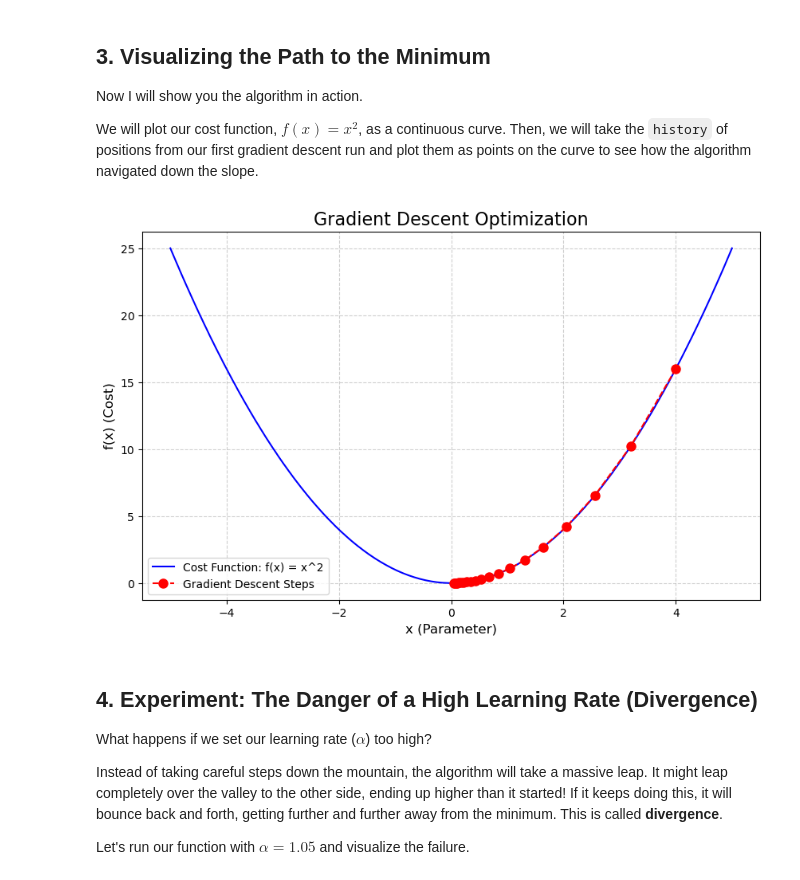
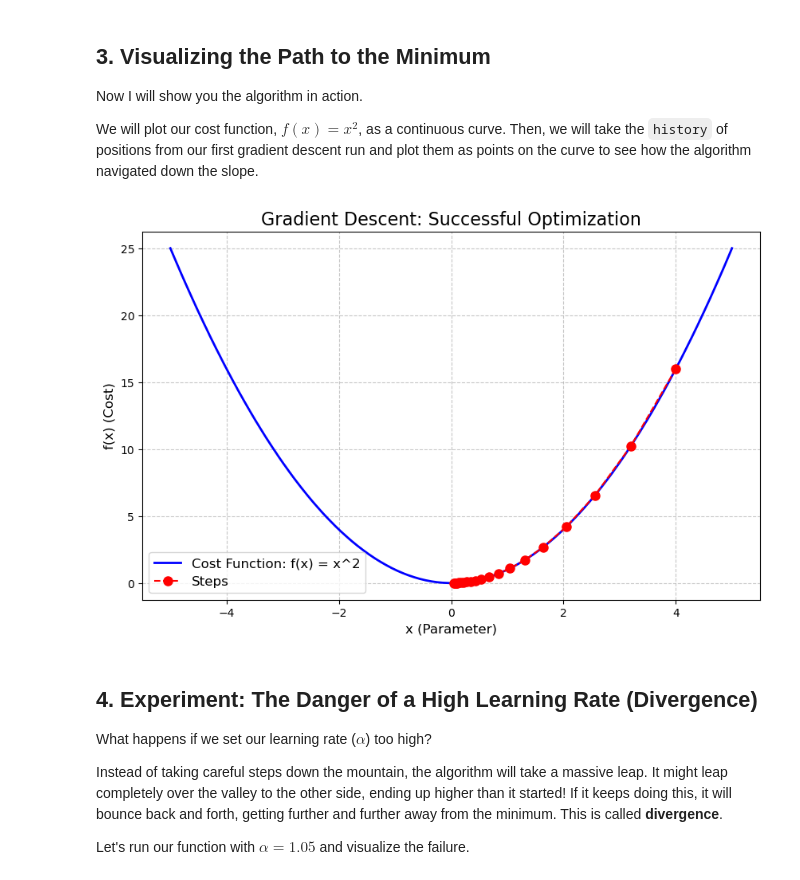
Before and after one commit to RumenMoysev/Softuni-math-concepts-final, a Jupyter notebook: gradient_descent_explainer.ipynb, the cells around one changed output. Drawn from its saved outputs; the diff is of its cells as text; code cells hidden in the pictures.

```diff
--- a/gradient_descent_explainer.ipynb
+++ b/gradient_descent_explainer.ipynb
@@ -145,31 +176,9 @@ Now I will show you the algorithm in action.
 
 We will plot our cost function, $f(x) = x^2$, as a continuous curve. Then, we will take the `history` of positions from our first gradient descent run and plot them as points on the curve to see how the algorithm navigated down the slope.
 # %%
-# Create curve data for plotting
-x_curve = np.linspace(-5, 5, 100)
-y_curve = f(x_curve)
-
-# We get the y-values for our algorithm's history by applying the cost function to each x value in the history.
-y_history = [f(x) for x in step_history_first]
-
-plt.figure(figsize=(10, 6))
-
-# Plot the cost function curve
-plt.plot(x_curve, y_curve, label="Cost Function: f(x) = x^2", color="blue")
-
-# Plot the steps taken by the gradient descent algorithm
-plt.plot(step_history_first, y_history, color="red", marker="o", linestyle="dashed", markersize=8, label="Gradient Descent Steps")
-
-# Add labels
-plt.title("Gradient Descent Optimization", fontsize=16)
-plt.xlabel("x (Parameter)", fontsize=12)
-plt.ylabel("f(x) (Cost)", fontsize=12)
-plt.legend()
-plt.grid(True, linestyle="--", alpha=0.6)
-
-plt.show()
+plot_gradient_descent(step_history_first, title="Gradient Descent: Successful Optimization")
 # %% [output]
-[figure, old version]
+[figure, new version]
 # %% [markdown]
 ## 4. Experiment: The Danger of a High Learning Rate (Divergence)
 
```
Also changed, not shown: parts of 3 cells of this notebook.
